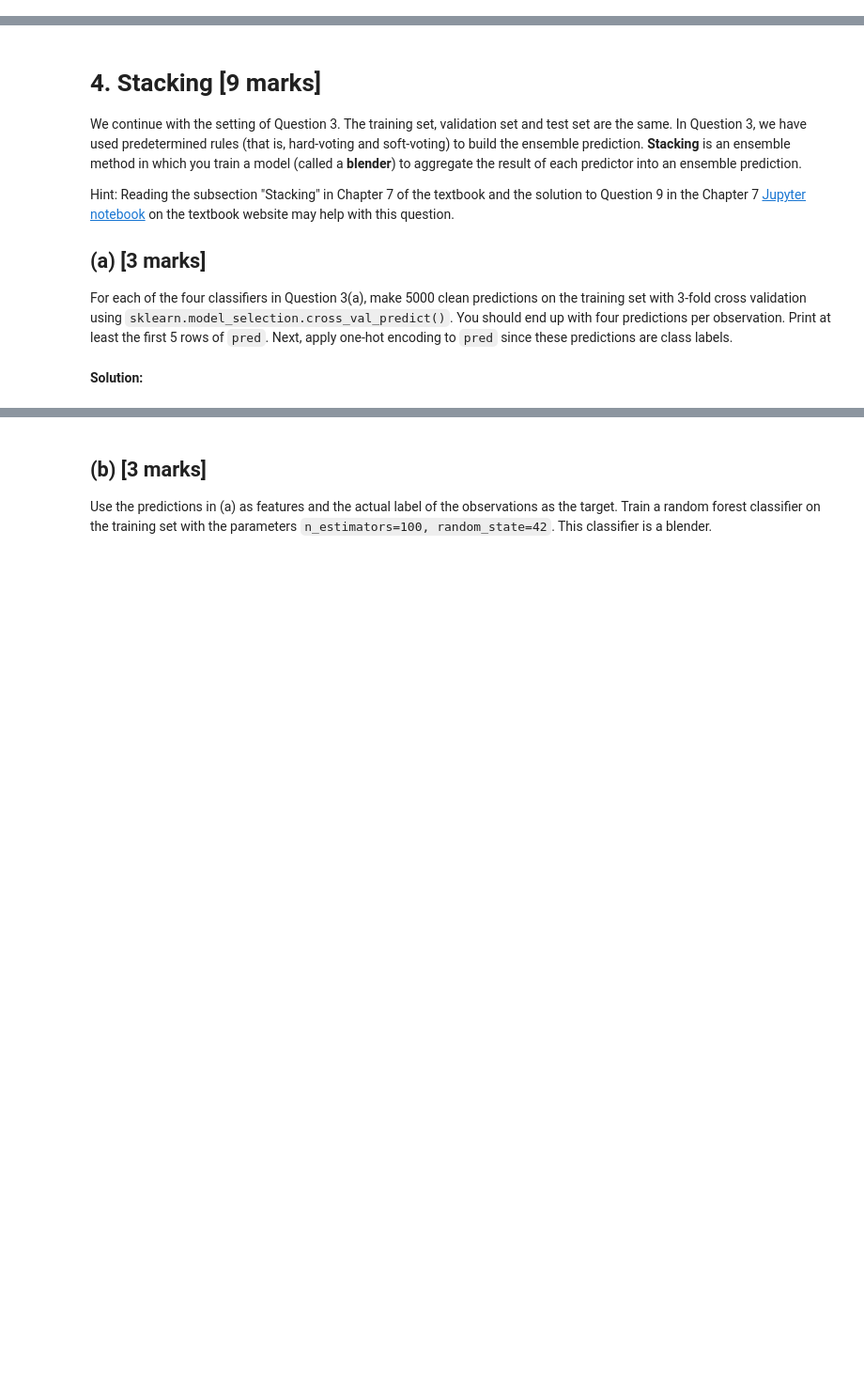
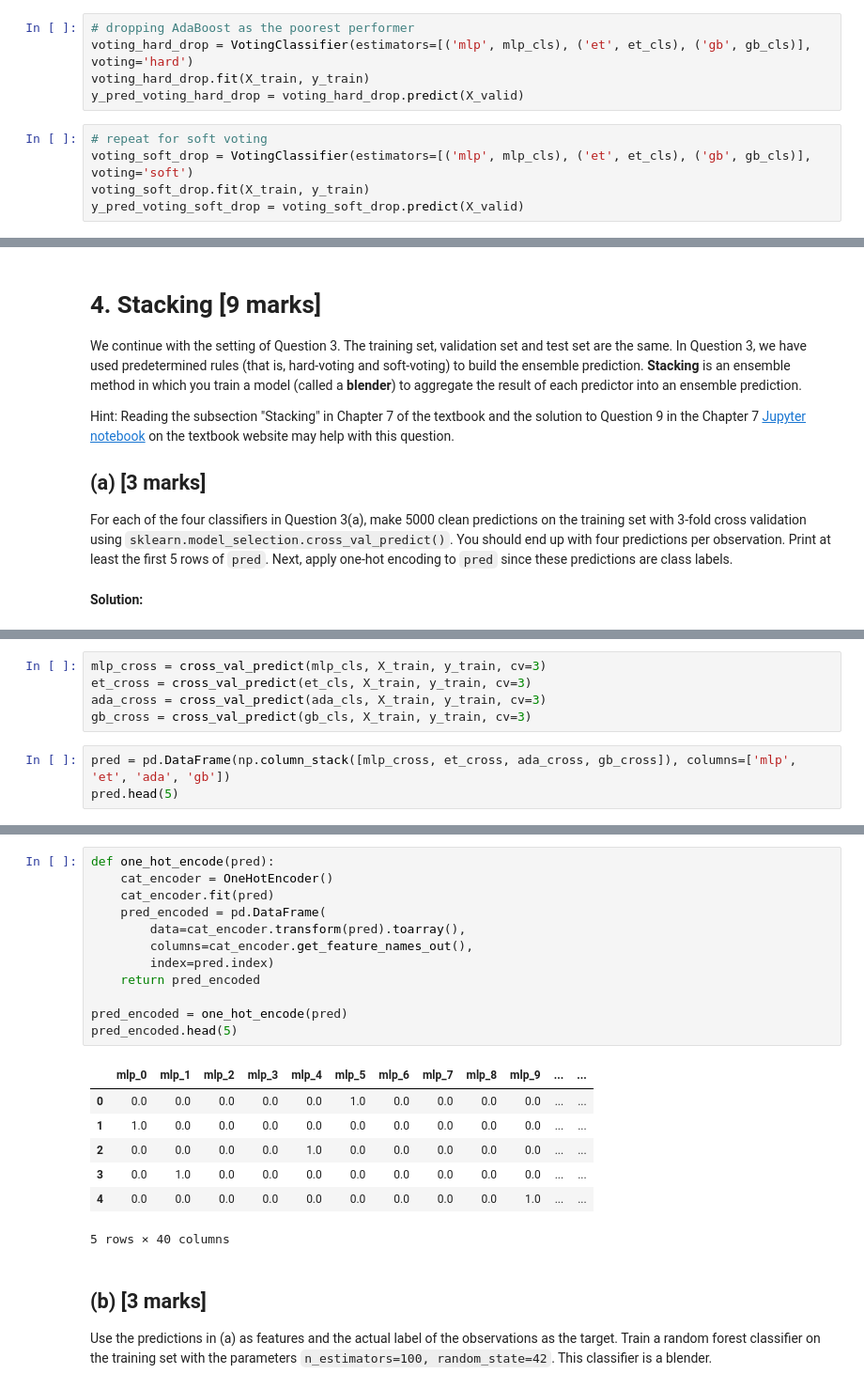
Before and after one commit to erevtsov/cfrm, a Jupyter notebook: notebooks/521/Homework2.ipynb, the cells around one changed output, grey strips where cells are left out. Shown at 94% size. Cells and saved outputs as stored; diff of their text form; blank space fills up the shorter version.

```diff
--- a/notebooks/521/Homework2.ipynb
+++ b/notebooks/521/Homework2.ipynb
@@ -384,0 +636,10 @@ Evaluate the accuracy of these voting classifiers on the validation set, and com
+# %%
+# dropping AdaBoost as the poorest performer
+voting_hard_drop = VotingClassifier(estimators=[('mlp', mlp_cls), ('et', et_cls), ('gb', gb_cls)], voting='hard')
+voting_hard_drop.fit(X_train, y_train)
+y_pred_voting_hard_drop = voting_hard_drop.predict(X_valid)
+# %%
+# repeat for soft voting
+voting_soft_drop = VotingClassifier(estimators=[('mlp', mlp_cls), ('et', et_cls), ('gb', gb_cls)], voting='soft')
+voting_soft_drop.fit(X_train, y_train)
+y_pred_voting_soft_drop = voting_soft_drop.predict(X_valid)
@@ -402,0 +699,8 @@ For each of the four classifiers in Question 3(a), make 5000 clean predictions o
+# %%
+mlp_cross = cross_val_predict(mlp_cls, X_train, y_train, cv=3)
+et_cross = cross_val_predict(et_cls, X_train, y_train, cv=3)
+ada_cross = cross_val_predict(ada_cls, X_train, y_train, cv=3)
+gb_cross = cross_val_predict(gb_cls, X_train, y_train, cv=3)
+# %%
+pred = pd.DataFrame(np.column_stack([mlp_cross, et_cross, ada_cross, gb_cross]), columns=['mlp', 'et', 'ada', 'gb'])
+pred.head(5)
@@ -403,3 +714,23 @@ For each of the four classifiers in Question 3(a), make 5000 clean predictions o
+# %%
+def one_hot_encode(pred):
+    cat_encoder = OneHotEncoder()
+    cat_encoder.fit(pred)
+    pred_encoded = pd.DataFrame(
+        data=cat_encoder.transform(pred).toarray(),
+        columns=cat_encoder.get_feature_names_out(),
+        index=pred.index)
+    return pred_encoded
+
+pred_encoded = one_hot_encode(pred)
+pred_encoded.head(5)
+# %% [output]
+|  | mlp_0 | mlp_1 | mlp_2 | mlp_3 | mlp_4 | mlp_5 | mlp_6 | mlp_7 | mlp_8 | mlp_9 | ... | ... |
+| 0 | 0.0 | 0.0 | 0.0 | 0.0 | 0.0 | 1.0 | 0.0 | 0.0 | 0.0 | 0.0 | ... | ... |
+| 1 | 1.0 | 0.0 | 0.0 | 0.0 | 0.0 | 0.0 | 0.0 | 0.0 | 0.0 | 0.0 | ... | ... |
+| 2 | 0.0 | 0.0 | 0.0 | 0.0 | 1.0 | 0.0 | 0.0 | 0.0 | 0.0 | 0.0 | ... | ... |
+| 3 | 0.0 | 1.0 | 0.0 | 0.0 | 0.0 | 0.0 | 0.0 | 0.0 | 0.0 | 0.0 | ... | ... |
+| 4 | 0.0 | 0.0 | 0.0 | 0.0 | 0.0 | 0.0 | 0.0 | 0.0 | 0.0 | 1.0 | ... | ... |
+5 rows × 40 columns
 # %% [markdown]
 ## (b) [3 marks]
 Use the predictions in (a) as features and the actual label of the observations as the target. Train a random forest classifier on the training set with the parameters `n_estimators=100, random_state=42`.  This classifier is a blender.
```
Also changed, not shown: parts of 52 cells of this notebook, 2 other files.
